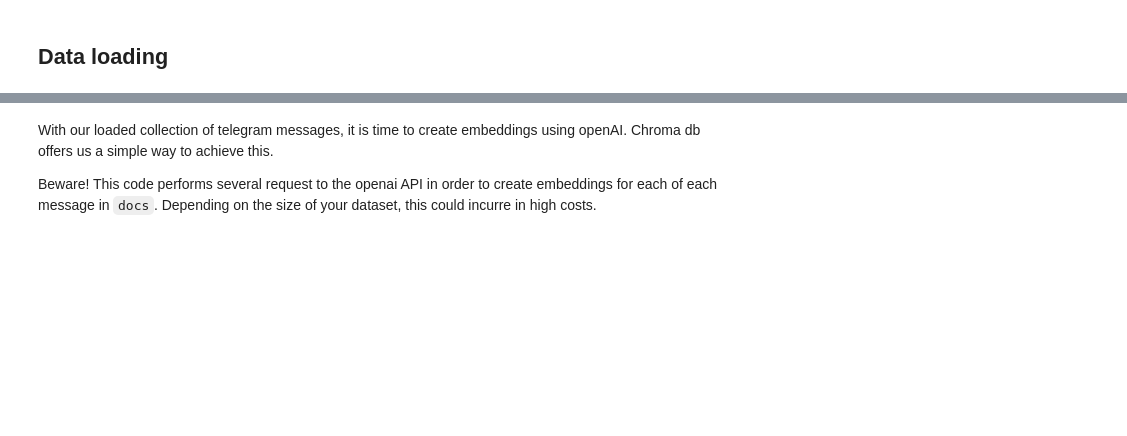
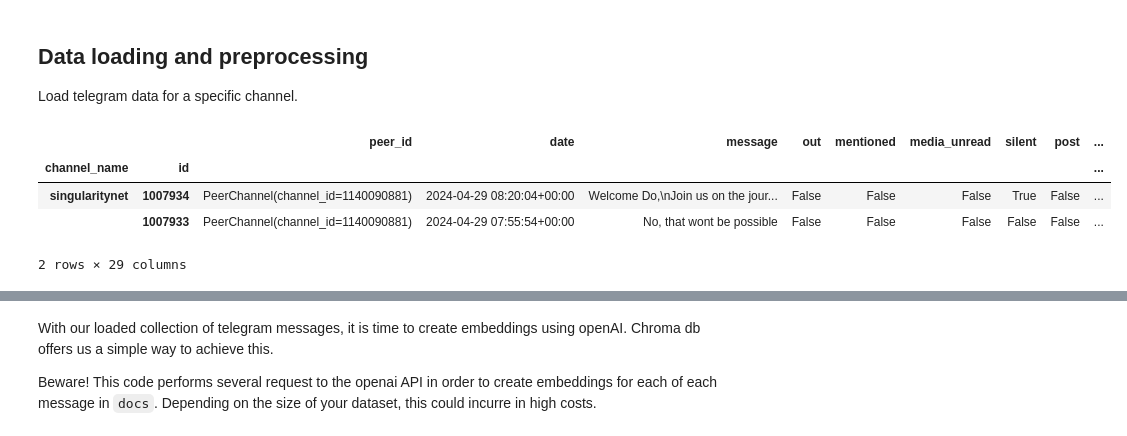
Before and after one commit to cancamilo/telegram-nlp, a Jupyter notebook: notebooks/langchain_rag.ipynb, the cells around one changed output, grey strips where cells are left out. Cells and saved outputs as stored; diff of their text form; code cells hidden in the pictures; blank space fills up the shorter version.

```diff
--- a/notebooks/langchain_rag.ipynb
+++ b/notebooks/langchain_rag.ipynb
@@ -19,2 +33,54 @@ from chromadb.config import Settings
-# %% [markdown]
-## Data loading
+# %% [markdown]
+## Data loading and preprocessing
+
+Load telegram data for a specific channel.
+# %%
+api_id = os.environ["TELEGRAM_API_ID"]
+api_hash = os.environ["TELEGRAM_API_HASH"]
+pinecone_key = os.environ["PINECONE_APIKEY"]
+phone = os.environ["TELEGRAM_PHONE"]
+username = os.environ["TELEGRAM_USERNAME"]
+messages = []
+
+channel_id = "singularitynet"
+
+pd_data = []
+
+columns = ["channel_name", "id", "peer_id", "date", "message", "out", "mentioned",
+        "media_unread", "silent", "post", "from_scheduled", "legacy",
+        "edit_hide", "pinned","noforwards", "from_id", "fwd_from", "via_bot_id",
+        "reply_to", "media", "reply_markup", "entities", "views",
+        "forwards", "replies", "edit_date", "post_author", "grouped_id",
+        "reactions", "restriction_reason", "ttl_period"]
+
+client = TelegramClient(f"../sessions_data/{phone}", api_id, api_hash)
+channel_id = "singularitynet"
+n = 20000
+
+async with client:
+    async for msg in client.iter_messages(channel_id, filter=InputMessagesFilterEmpty, limit=n):
+        try:
+            pd_data.append((channel_id, msg.id, msg.peer_id, msg.date, msg.message,
+                    msg.out, msg.mentioned, msg.media_unread, msg.silent,msg.post,
+                    msg.from_scheduled, msg.legacy, msg.edit_hide, msg.pinned, msg.noforwards,
+                    msg.from_id.user_id if hasattr(msg.from_id, "user_id") else msg.from_id.channel_id, msg.fwd_from, msg.via_bot_id, msg.reply_to, msg.media, msg.reply_markup,
+                    msg.entities, msg.views, msg.forwards, msg.replies, msg.edit_date, msg.post_author,
+                    msg.grouped_id, msg.reactions, msg.restriction_reason, msg.ttl_period
+            ))
+        except Exception as e:
+            print(msg.from_id)
+            break
+
+df = pd.DataFrame(pd_data, columns=columns)
+df = df[df['message'] != ''] # remove empty messages
+df = df[~df["message"].isna()] # remove nan text
+df = df.sort_values(by="date", ascending=False)
+df = df.set_index(["channel_name", "id"])
+# %%
+df.head(2)
+# %% [output]
+|  |  | peer_id | date | message | out | mentioned | media_unread | silent | post | ... |
+| channel_name | id |  |  |  |  |  |  |  |  | ... |
+| singularitynet | 1007934 | PeerChannel(channel_id=1140090881) | 2024-04-29 08:20:04+00:00 | ‍Welcome Do,\nJoin us on the jour... | False | False | False | True | False | ... |
+|  | 1007933 | PeerChannel(channel_id=1140090881) | 2024-04-29 07:55:54+00:00 | No, that wont be possible | False | False | False | False | False | ... |
+2 rows × 29 columns
```
Also changed, not shown: parts of 46 cells of this notebook, 5 other files.
